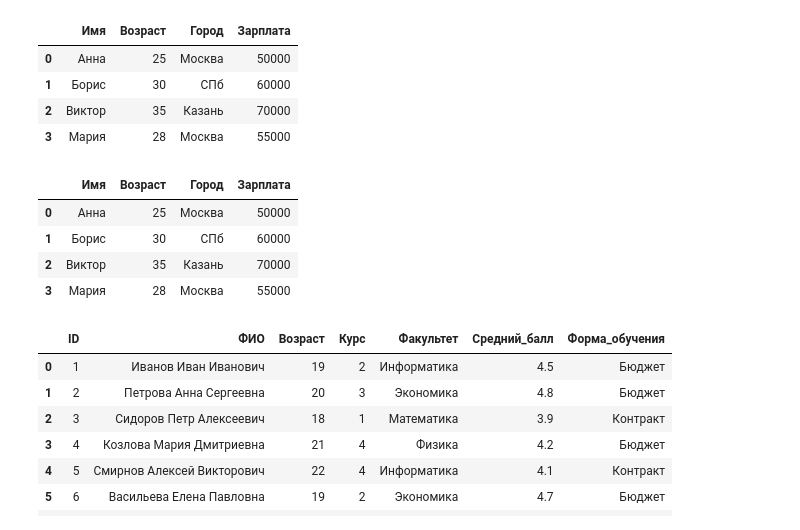
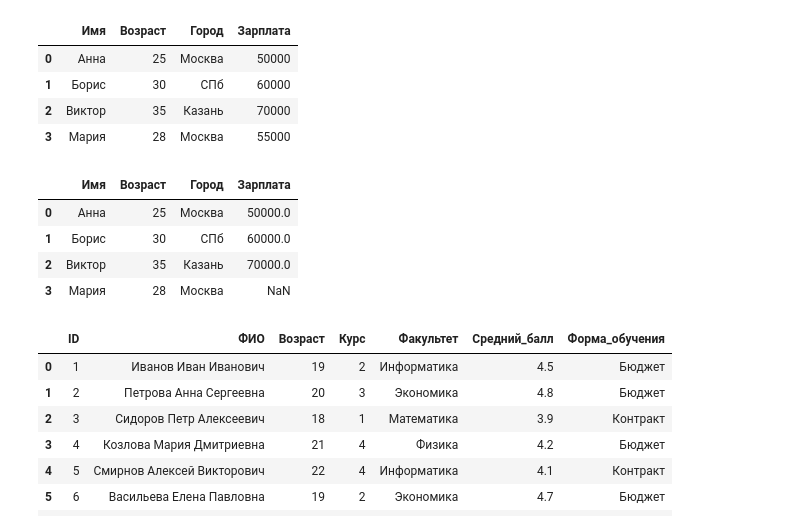
Before and after one commit to sql-for-students-2025/dg_dq_course, a Jupyter notebook: lesson_3/cw3.ipynb, the cells around one changed output. Cells and saved outputs as stored; diff of their text form; code cells hidden in the pictures.

```diff
--- a/lesson_3/cw3.ipynb
+++ b/lesson_3/cw3.ipynb
@@ -19,19 +19,19 @@ df
 # %%
 data = [
     ['Анна', 25, 'Москва', 50000],
     ['Борис', 30, 'СПб', 60000],
     ['Виктор', 35, 'Казань', 70000],
-    ['Мария', 28, 'Москва', 55000]
+    ['Мария', 28, 'Москва']
 ]
 columns = ['Имя', 'Возраст', 'Город', 'Зарплата']
 
-df = pd.DataFrame(data, columns=columns)
-df
+df_1 = pd.DataFrame(data, columns=columns)
+df_1
 # %% [output]
 |  | Имя | Возраст | Город | Зарплата |
-| 0 | Анна | 25 | Москва | 50000 |
-| 1 | Борис | 30 | СПб | 60000 |
-| 2 | Виктор | 35 | Казань | 70000 |
-| 3 | Мария | 28 | Москва | 55000 |
+| 0 | Анна | 25 | Москва | 50000.0 |
+| 1 | Борис | 30 | СПб | 60000.0 |
+| 2 | Виктор | 35 | Казань | 70000.0 |
+| 3 | Мария | 28 | Москва | NaN |
 # %%
 # Чтение CSV
```
Also changed, not shown: parts of 10 cells of this notebook, 4 other files.
